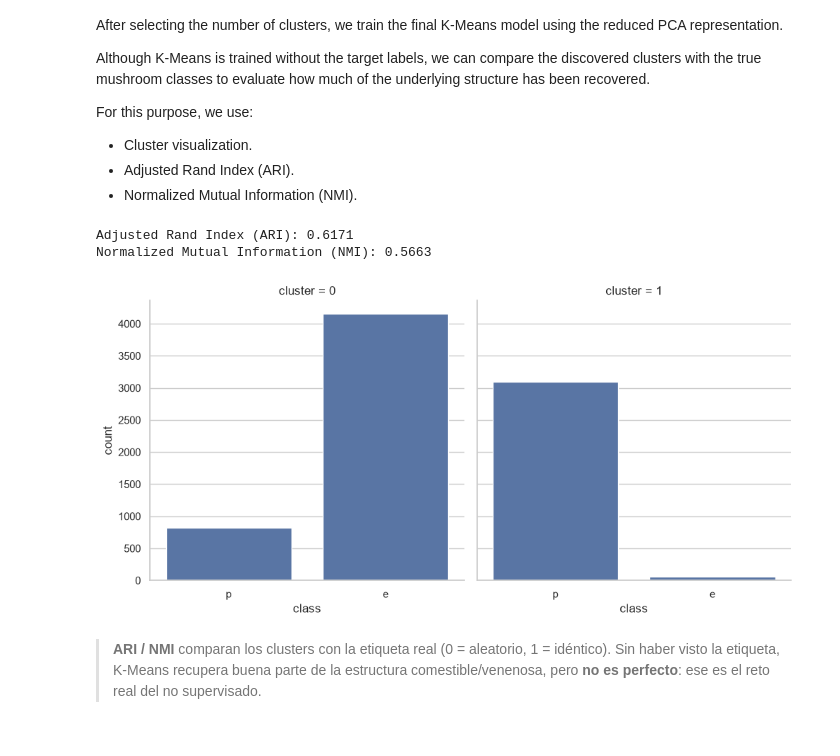
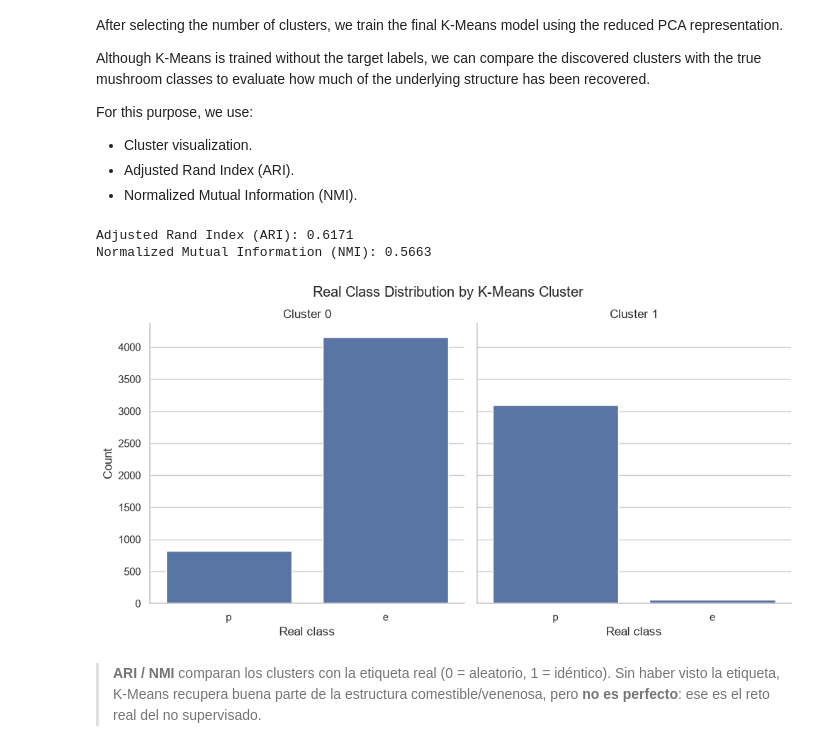
Before and after one commit to Bootcamp-IA-MAD-P7/unsupervised-ml-workshop, a Jupyter notebook: workshop-clustering-Mushrooms.ipynb, the cells around one changed output. Saved outputs shown, nothing was run; the diff lists cells and outputs as text; code cells hidden in the pictures.

```diff
--- a/workshop-clustering-Mushrooms.ipynb
+++ b/workshop-clustering-Mushrooms.ipynb
@@ -868,34 +832,39 @@ kmeans = KMeans(
 
 cluster_labels = kmeans.fit_predict(X_red)
 
 # Prepare a DataFrame for visualization
 
 comparison = pd.DataFrame({
     "cluster": cluster_labels,
     "class": y
 })
 
 # Compare the real class distribution inside each cluster
 
 ax = sns.catplot(
     data=comparison,
     x="class",
     col="cluster",
     kind="count",
     col_wrap=2
 )
 
 # Calculate ARI and NMI
 
 ari = adjusted_rand_score(y, cluster_labels)
 nmi = normalized_mutual_info_score(y, cluster_labels)
 
 print(f"Adjusted Rand Index (ARI): {ari:.4f}")
 print(f"Normalized Mutual Information (NMI): {nmi:.4f}")
+
+ax.set_axis_labels("Real class", "Count")
+ax.set_titles("Cluster {col_name}")
+ax.figure.suptitle("Real Class Distribution by K-Means Cluster", y=1.03)
+plt.show()
 # %% [output]
 Adjusted Rand Index (ARI): 0.6171
 Normalized Mutual Information (NMI): 0.5663
-[figure, old version]
+[figure, new version]
 # %% [markdown]
 > **ARI / NMI** comparan los clusters con la etiqueta real (0 = aleatorio, 1 = idéntico). Sin haber visto la etiqueta, K-Means recupera buena parte de la estructura comestible/venenosa, pero **no es perfecto**: ese es el reto real del no supervisado.
 # %% [markdown]
```
Also changed, not shown: parts of 18 cells of this notebook, 26 other files.
